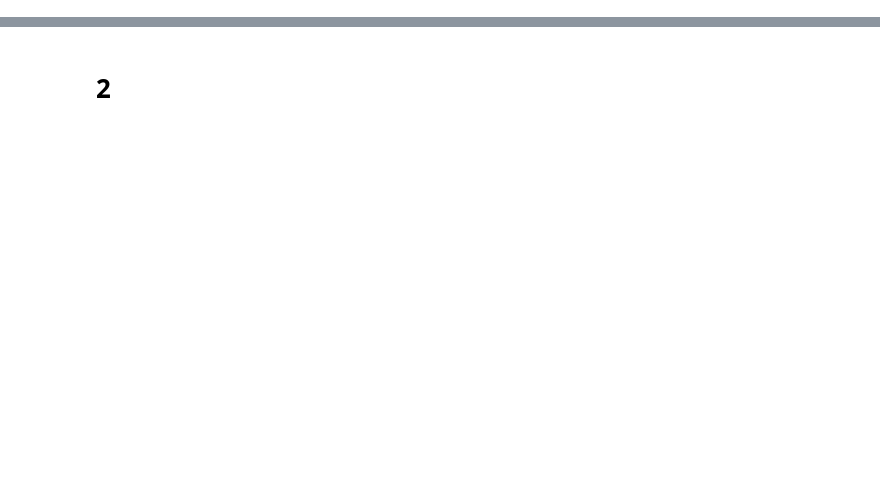
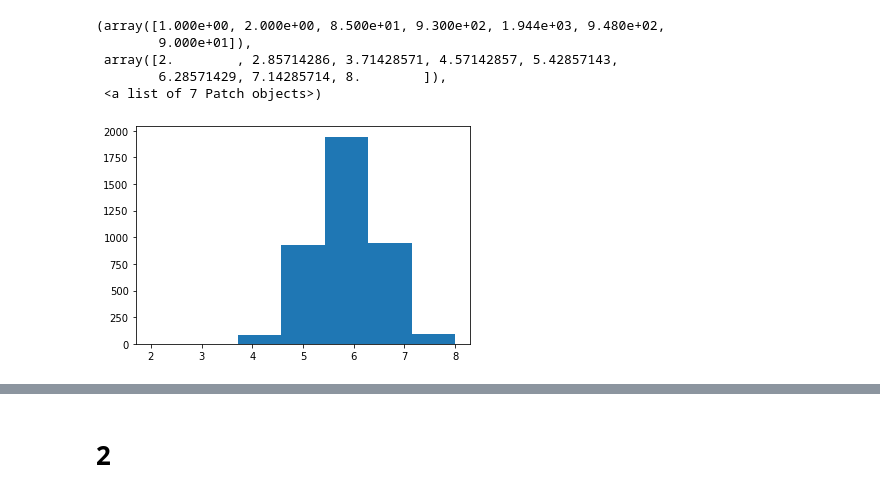
Before and after one commit to weiweiECNU/QBUS, a Jupyter notebook: QBUS6850_19_2/assignment1/taskA.ipynb, the cells around one changed output, grey strips where cells are left out. Saved outputs shown, nothing was run; the diff lists cells and outputs as text; code cells hidden in the pictures; blank space fills up the shorter version.

```diff
--- a/QBUS6850_19_2/assignment1/taskA.ipynb
+++ b/QBUS6850_19_2/assignment1/taskA.ipynb
@@ -0,0 +7,3 @@
+# %%
+target = "quality"
+table = pd.read_csv("Wine_2019.csv")
@@ -0,0 +28,11 @@
+# %%
+x = np.arange(2, 9, 1)
+y = table[target]
+plt.hist(y, bins=7)
+# %% [output]
+(array([1.000e+00, 2.000e+00, 8.500e+01, 9.300e+02, 1.944e+03, 9.480e+02,
+        9.000e+01]),
+ array([2.        , 2.85714286, 3.71428571, 4.57142857, 5.42857143,
+        6.28571429, 7.14285714, 8.        ]),
+ <a list of 7 Patch objects>)
+[figure, added]
```
Also changed, not shown: parts of 14 cells of this notebook.
